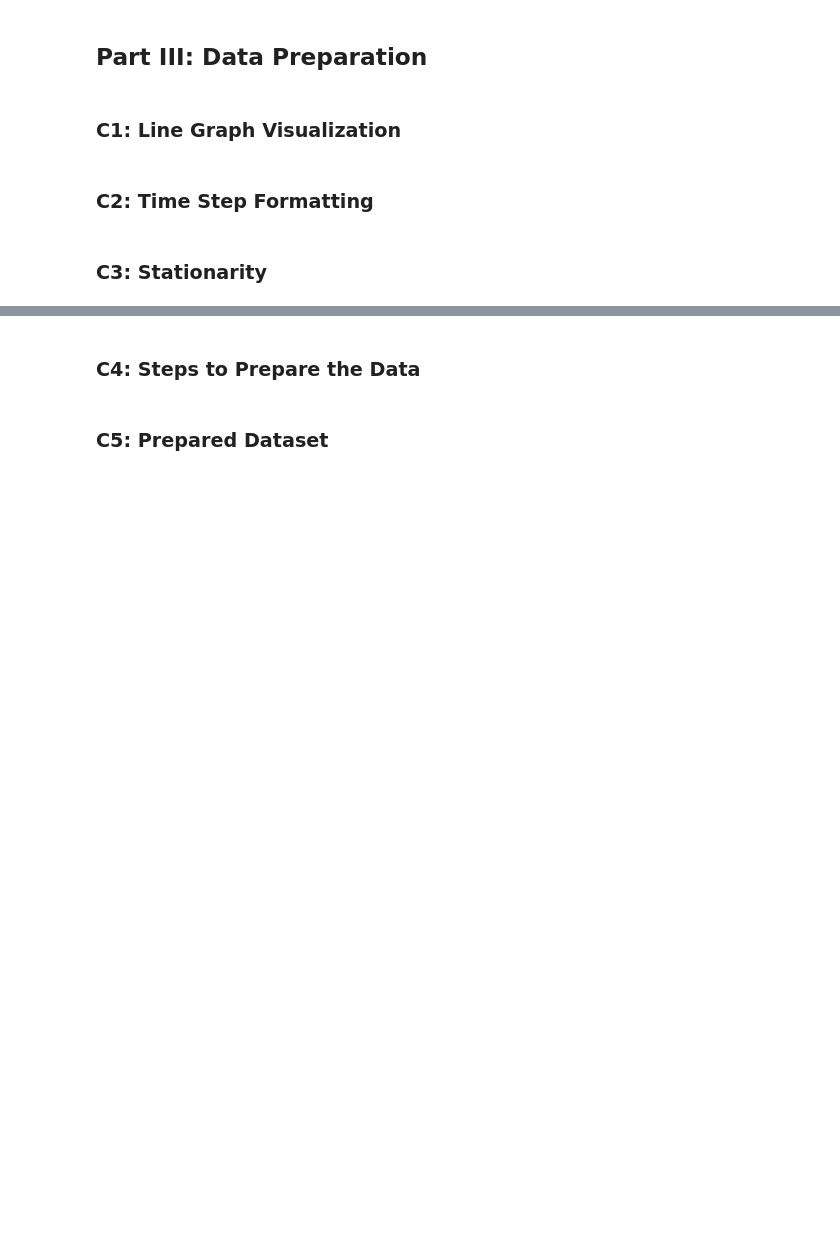
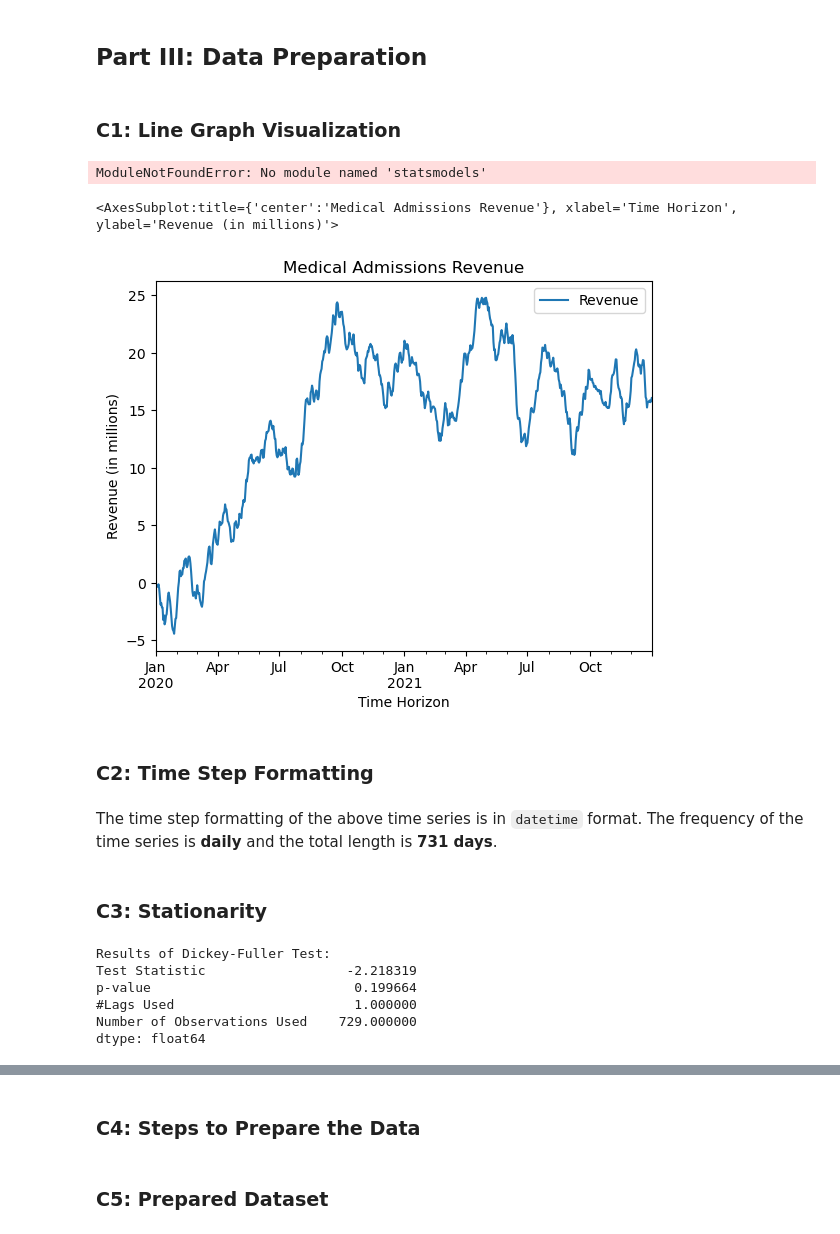
Before and after one commit to jtrawick/D213, a Jupyter notebook: Task1-Time_Series_Modeling/D213_task1.ipynb, the cells around one changed output, grey strips where cells are left out. Saved outputs shown, nothing was run; the diff lists cells and outputs as text; code cells hidden in the pictures; blank space fills up the shorter version.

```diff
--- a/Task1-Time_Series_Modeling/D213_task1.ipynb
+++ b/Task1-Time_Series_Modeling/D213_task1.ipynb
@@ -16,7 +16,43 @@ ___
 ## Part III: Data Preparation
 # %% [markdown]
 ### C1: Line Graph Visualization
+# %%
+import pandas as pd
+import numpy as np
+from statsmodels.tsa.stattools import adfuller
+
+df = pd.read_csv('./data/medical_time_series.csv')
+df.head()
+# %% [output]
+ModuleNotFoundError: No module named 'statsmodels'
+# %%
+# Set datetime index and plot to line graph
+df = df.set_index(pd.date_range(start='2020-1-1', periods=df.shape[0], freq='D'))
+df.drop('Day', axis=1, inplace=True)
+df.plot(title='Medical Admissions Revenue', ylabel='Revenue (in millions)', xlabel='Time Horizon')
+# %% [output]
+<AxesSubplot:title={'center':'Medical Admissions Revenue'}, xlabel='Time Horizon', ylabel='Revenue (in millions)'>
+[figure, added]
 # %% [markdown]
 ### C2: Time Step Formatting
+# %% [markdown]
+The time step formatting of the above time series is in `datetime` format. The frequency of the time series is **daily** and the total length is **731 days**.
 # %% [markdown]
 ### C3: Stationarity
+# %%
+# Evaluate the stationarity of the time series
+def adf_test(timeseries):
+    print('Results of Dickey-Fuller Test:')
+    dftest = adfuller(timeseries, autolag='AIC')
+    dfoutput = pd.Series(dftest[0:4],
+                         index=['Test Statistic', 'p-value', '#Lags Used', 'Number of Observations Used'])
+    print(dfoutput)
+
+adf_test(df['Revenue'])
+# %% [output]
+Results of Dickey-Fuller Test:
+Test Statistic                  -2.218319
+p-value                          0.199664
+#Lags Used                       1.000000
+Number of Observations Used    729.000000
+dtype: float64
```
Also changed, not shown: parts of 3 cells of this notebook, 1 other file.
